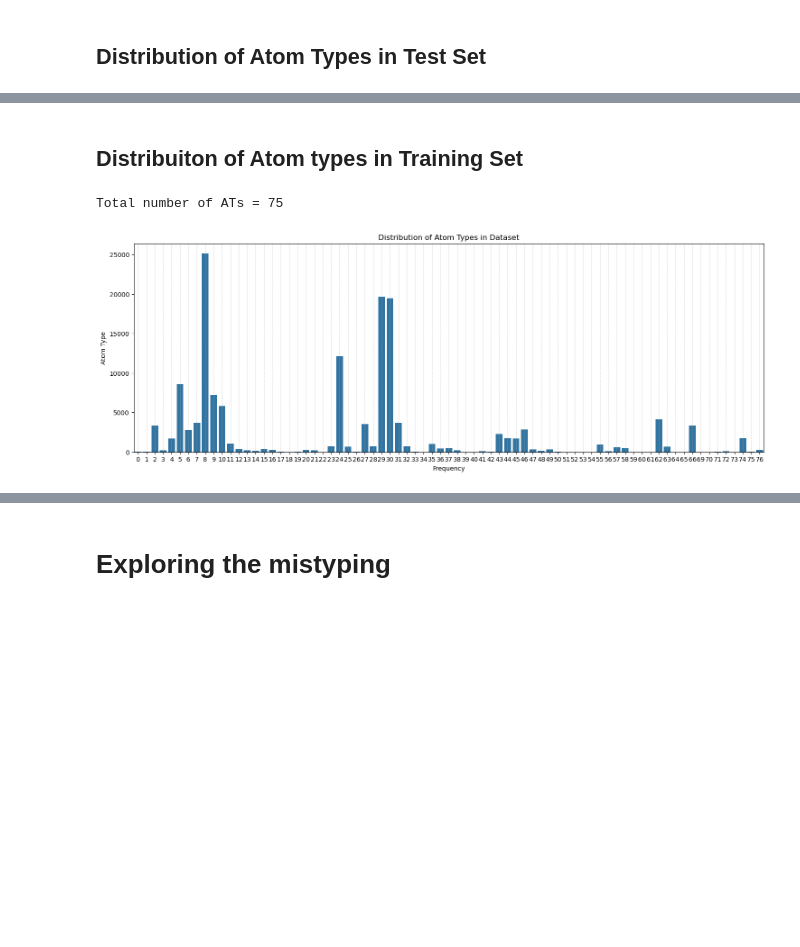
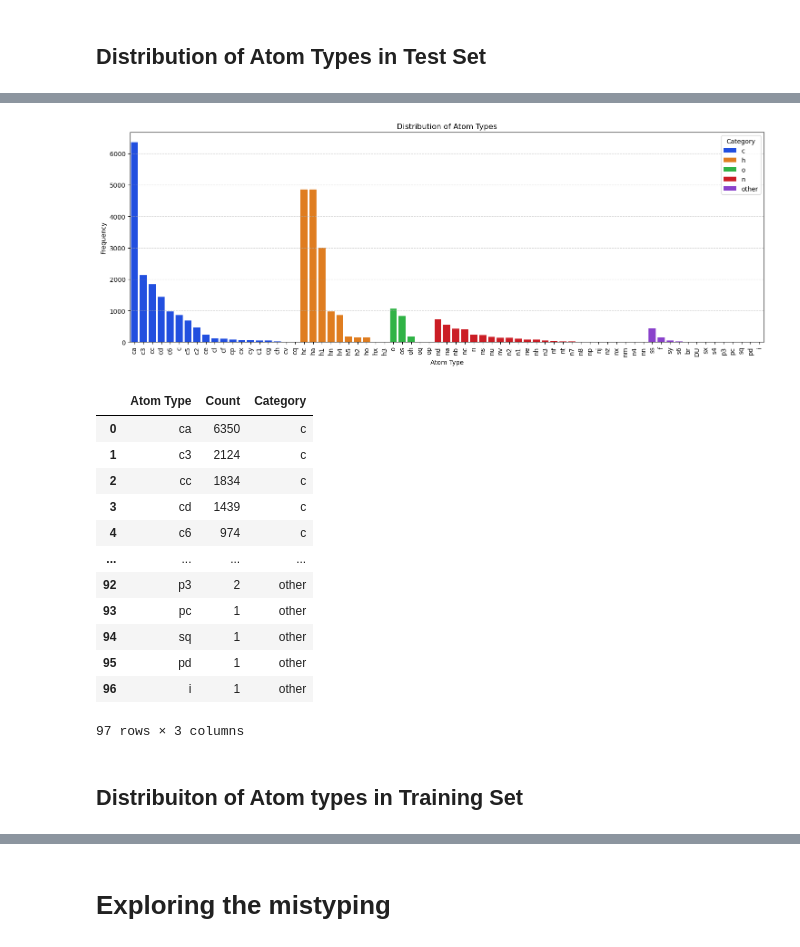
Before and after one commit to brandonrobello/MSSExBiovia, a Jupyter notebook: atomMLtype_testing.ipynb, the cells around one changed output, grey strips where cells are left out. Drawn from its saved outputs; the diff is of its cells as text; code cells hidden in the pictures; blank space fills up the shorter version.

```diff
--- a/atomMLtype_testing.ipynb
+++ b/atomMLtype_testing.ipynb
@@ -316,27 +267,19 @@ Total number of ATs = 71
+# %%
+plot_atom_distribution(y_test_decoded)
+# %% [output]
+[figure, added]
+|  | Atom Type | Count | Category |
+| 0 | ca | 6350 | c |
+| 1 | c3 | 2124 | c |
+| 2 | cc | 1834 | c |
+| 3 | cd | 1439 | c |
+| 4 | c6 | 974 | c |
+| ... | ... | ... | ... |
+| 92 | p3 | 2 | other |
+| 93 | pc | 1 | other |
+| 94 | sq | 1 | other |
+| 95 | pd | 1 | other |
+| 96 | i | 1 | other |
+97 rows × 3 columns
 # %% [markdown]
 ## Distribuiton of Atom types in Training Set
-# %%
-# --- Step 1: Extract Atom Type Distribution ---
-all_atom_types = RFModel_wo_neighborhood.y_train
-
-# Count occurrences
-atom_type_counts = Counter(all_atom_types)
-
-# Convert to DataFrame for plotting
-atom_type_df = pd.DataFrame(atom_type_counts.items(), columns=["Atom Type", "Count"])
-atom_type_df = atom_type_df.sort_values(by="Count", ascending=False)
-
-# Number of ATs
-print(f"Total number of ATs = {len(atom_type_df['Atom Type'])}")
-
-# Plot distribution
-plt.figure(figsize=(18, 6))
-sns.barplot(x="Atom Type", y="Count", data=atom_type_df)
-plt.xlabel("Frequency")
-plt.ylabel("Atom Type")
-plt.title("Distribution of Atom Types in Dataset")
-plt.grid(axis="x", linestyle="--", alpha=0.5)
-plt.show()
-# %% [output]
-Total number of ATs = 75
-[figure, removed]
```
Also changed, not shown: parts of 24 cells of this notebook, 2 other files.
